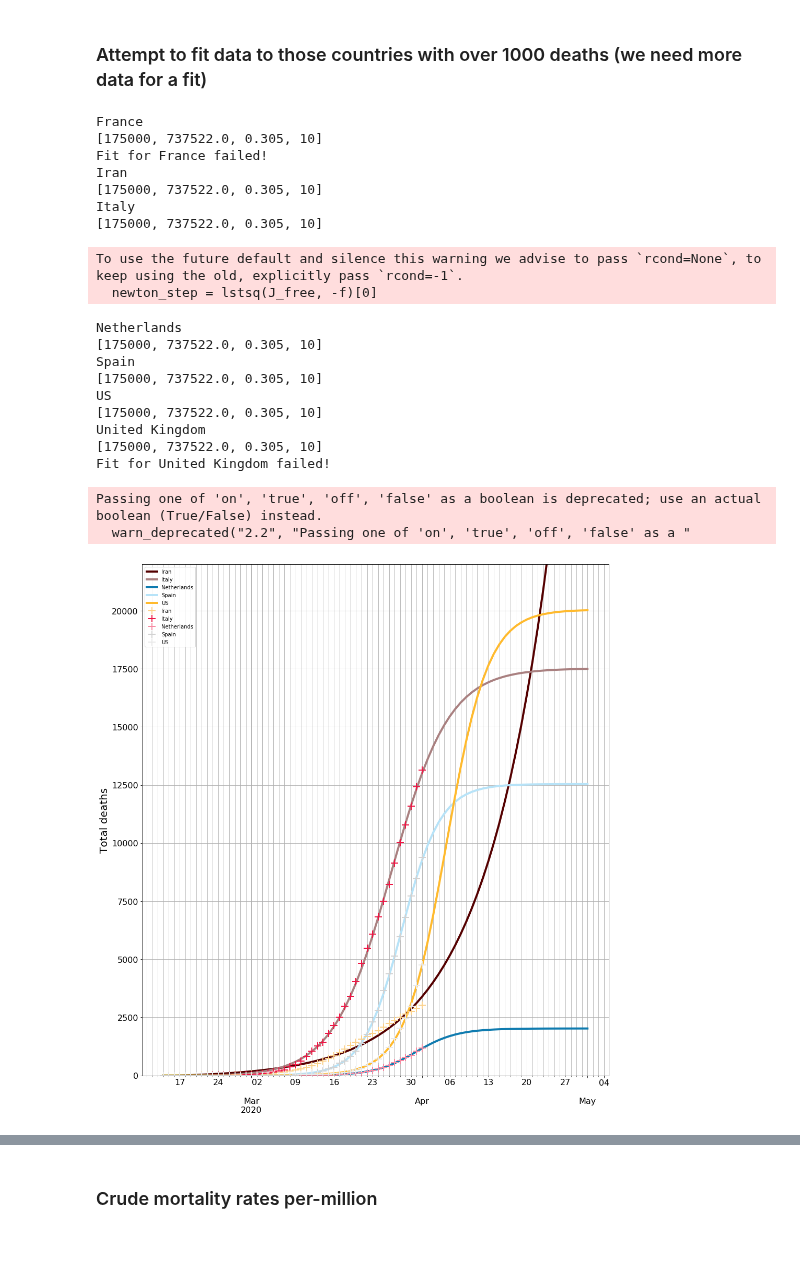
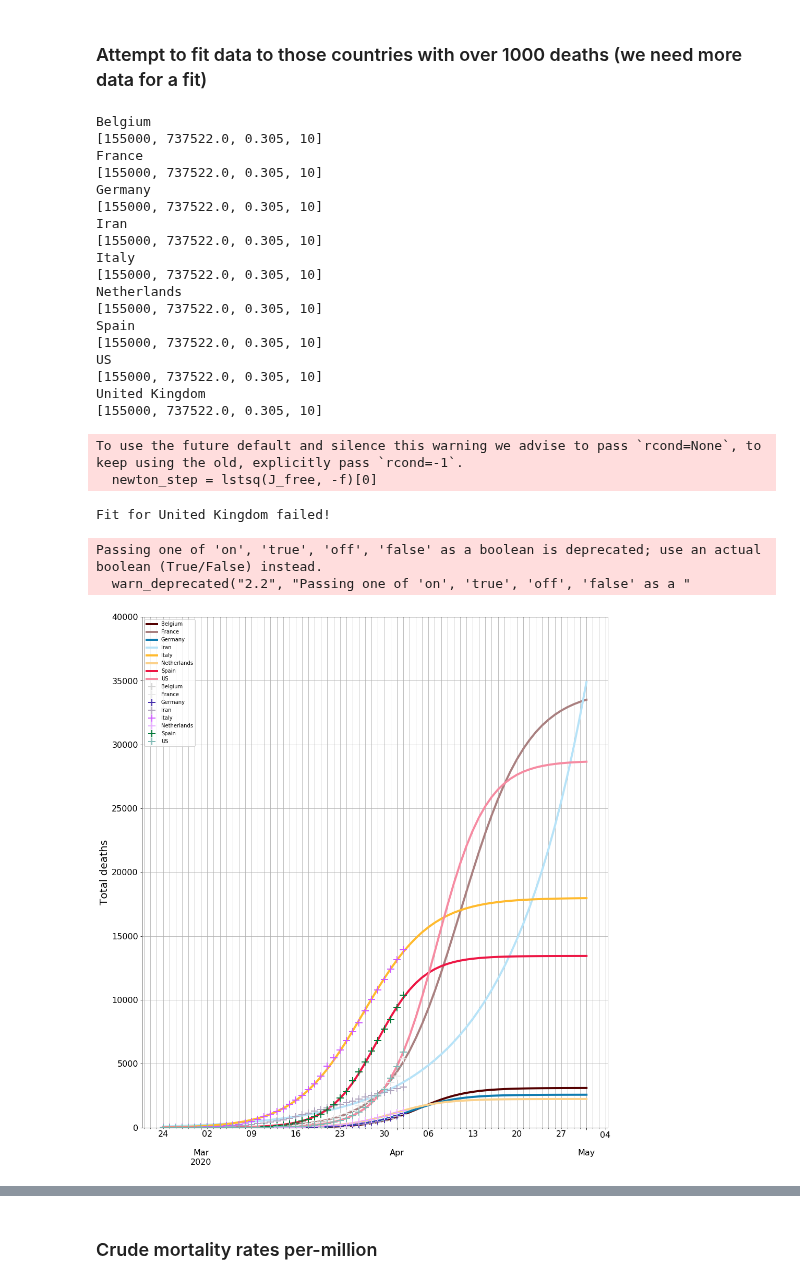
Before and after one commit to djhume/COVID-19, a Jupyter notebook: COVID-19.ipynb, the cells around one changed output, grey strips where cells are left out. Saved outputs shown, nothing was run; the diff lists cells and outputs as text; code cells hidden in the pictures; blank space fills up the shorter version.

```diff
--- a/COVID-19.ipynb
+++ b/COVID-19.ipynb
@@ -663,7 +690,7 @@ country_sigmoids={}
 for c in country_1000:
     try:
         print(c)
-        country_sigmoids[c] = fit_sigmoid(RoW_D2[c], p0=[175000, date2num(datetime(2020,4,7)), 0.305, 10], end_date=datetime(2020,6,1))
+        country_sigmoids[c] = fit_sigmoid(RoW_D2[c], p0=[155000, date2num(datetime(2020,4,7)), 0.305, 10], end_date=datetime(2020,6,1))
     except:
         print('Fit for ' + c + ' failed!')
         pass
@@ -671,37 +698,40 @@ for c in country_1000:
 
 country_sigmoids = pd.concat(country_sigmoids, axis=1)
 # %% [output]
+Belgium
+[155000, 737522.0, 0.305, 10]
 France
-[175000, 737522.0, 0.305, 10]
-Fit for France failed!
+[155000, 737522.0, 0.305, 10]
+Germany
+[155000, 737522.0, 0.305, 10]
 Iran
-[175000, 737522.0, 0.305, 10]
+[155000, 737522.0, 0.305, 10]
 Italy
-[175000, 737522.0, 0.305, 10]
+[155000, 737522.0, 0.305, 10]
+Netherlands
+[155000, 737522.0, 0.305, 10]
+Spain
+[155000, 737522.0, 0.305, 10]
+US
+[155000, 737522.0, 0.305, 10]
+United Kingdom
+[155000, 737522.0, 0.305, 10]
 To use the future default and silence this warning we advise to pass `rcond=None`, to keep using the old, explicitly pass `rcond=-1`.
   newton_step = lstsq(J_free, -f)[0]
-Netherlands
-[175000, 737522.0, 0.305, 10]
-Spain
-[175000, 737522.0, 0.305, 10]
-US
-[175000, 737522.0, 0.305, 10]
-United Kingdom
-[175000, 737522.0, 0.305, 10]
 Fit for United Kingdom failed!
 # %%
-str_d = "2020/2/14"
+str_d = "2020/2/24"
 end_d = "2020/5/1"
 fig = plt.figure(1, figsize=[16,18])
 ax = fig.add_subplot(111)
 country_sigmoids.xs('Forecast', level=1, axis=1)[str_d: end_d].plot(ax=ax, lw=4, fontsize=16)
 country_sigmoids.xs('Reported', level=1, axis=1)[str_d: end_d].plot(ax=ax, marker="+", lw=0, ms=14, mew=2)
-ax.set_ylim([0, 22000])
+ax.set_ylim([0, 40000])
 ax.set_ylabel('Total deaths', fontsize=20)
 
 grid('on', which='both')
 # %% [output]
 Passing one of 'on', 'true', 'off', 'false' as a boolean is deprecated; use an actual boolean (True/False) instead.
   warn_deprecated("2.2", "Passing one of 'on', 'true', 'off', 'false' as a "
-[figure, old version]
+[figure, new version]
 # %% [markdown]
```
Also changed, not shown: parts of 32 cells of this notebook.
